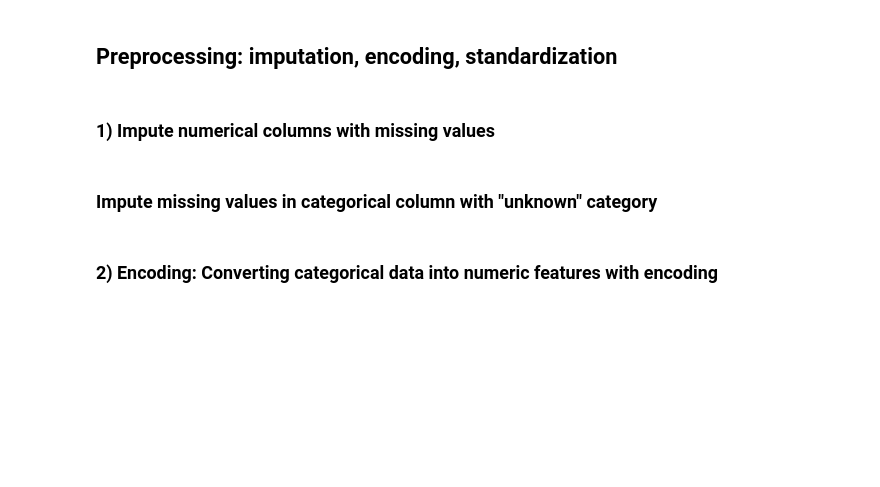
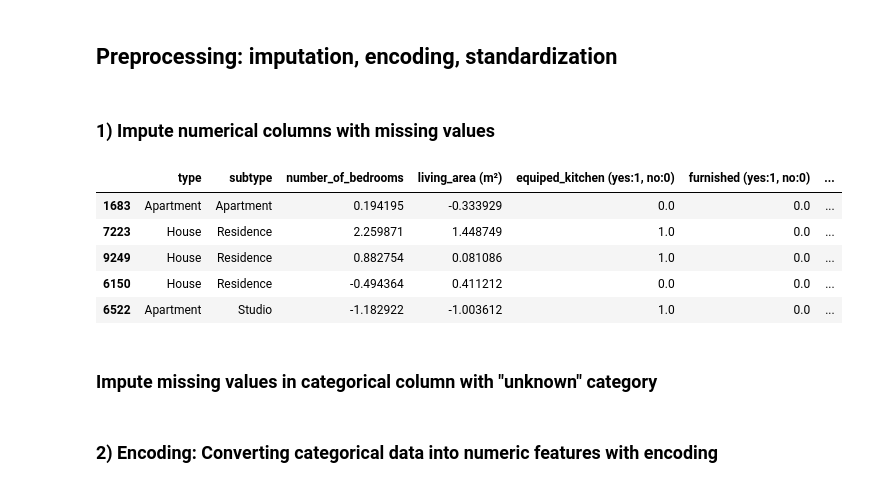
Before and after one commit to Faranges/immo-eliza-ml, a Jupyter notebook: MachineLearningNotebooks/1-linear-regression-notebook.ipynb, the cells around one changed output. Drawn from its saved outputs; the diff is of its cells as text; code cells hidden in the pictures; blank space fills up the shorter version.

```diff
--- a/MachineLearningNotebooks/1-linear-regression-notebook.ipynb
+++ b/MachineLearningNotebooks/1-linear-regression-notebook.ipynb
@@ -43,21 +43,30 @@ X_train, X_test, y_train, y_test = train_test_split(
 # %%
 # mean imputation for missing values for numeric columns using the training set mean
 
 from sklearn.impute import SimpleImputer
 
 # select the columns in X_train with datatype "int" and "float" and extract those column names with .columns
 num_cols = X_train.select_dtypes(include=["int64", "float64"]).columns
 
 # create an imputer object that will replace missing values (NaN) with the mean of each column
 num_imputer = SimpleImputer(strategy="mean")
 
 # .fit: calculate the mean of each numerical column using only the training data
 # transform: replace NaNs in X_train[num_cols] with the computed means
 X_train[num_cols] = num_imputer.fit_transform(X_train[num_cols])
 
 # apply the same means learned from X_train to the test set
 # do not recompute the mean on the test set (this prevents data leakage!)
 X_test[num_cols] = num_imputer.transform(X_test[num_cols])
+
+display(X_train.head())
+# %% [output]
+|  | type | subtype | number_of_bedrooms | living_area (m²) | equiped_kitchen (yes:1, no:0) | furnished (yes:1, no:0) | ... |
+| 1683 | Apartment | Apartment | 0.194195 | -0.333929 | 0.0 | 0.0 | ... |
+| 7223 | House | Residence | 2.259871 | 1.448749 | 1.0 | 0.0 | ... |
+| 9249 | House | Residence | 0.882754 | 0.081086 | 1.0 | 0.0 | ... |
+| 6150 | House | Residence | -0.494364 | 0.411212 | 0.0 | 0.0 | ... |
+| 6522 | Apartment | Studio | -1.182922 | -1.003612 | 1.0 | 0.0 | ... |
 # %% [markdown]
 ### Impute missing values in categorical column with "unknown" category
 # %%
```
Also changed, not shown: 5 other files.
